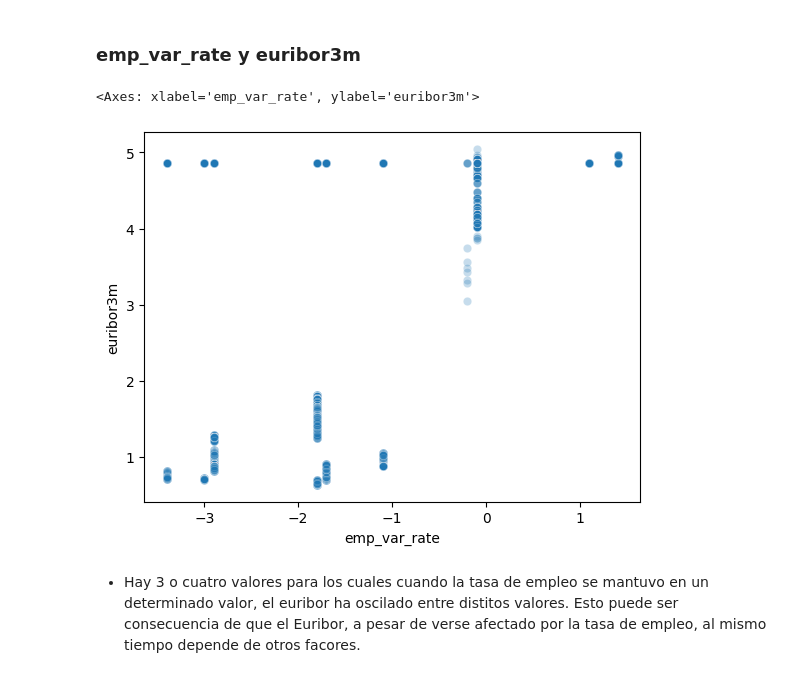
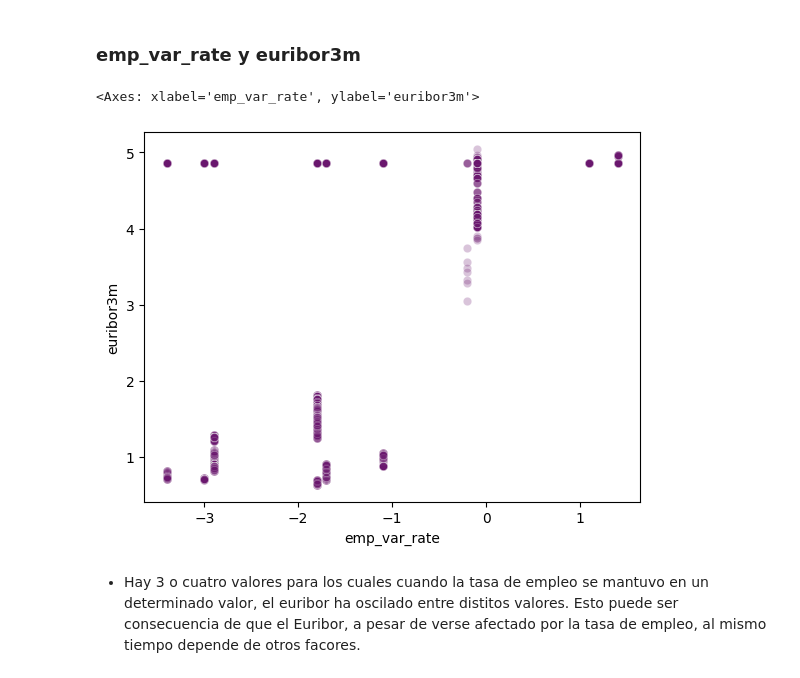
Before and after one commit to Vic-tor123/PROYECTO_MARKETING_EDA_PYTHON, a Jupyter notebook: notebooks/05.Analisis.ipynb, the cells around one changed output. Drawn from its saved outputs; the diff is of its cells as text; code cells hidden in the pictures.

```diff
--- a/notebooks/05.Analisis.ipynb
+++ b/notebooks/05.Analisis.ipynb
@@ -223,10 +223,10 @@ sns.scatterplot(x = "emp_var_rate", y="nr_employed", data = df_no_nulos, alpha =
 # %% [markdown]
 ### emp_var_rate y euribor3m
 # %%
-sns.scatterplot(x = "emp_var_rate", y="euribor3m", data = df_no_nulos, alpha = 0.25)
+sns.scatterplot(x = "emp_var_rate", y="euribor3m", data = df_no_nulos, alpha = 0.25,color="#6A176E")
 # %% [output]
 <Axes: xlabel='emp_var_rate', ylabel='euribor3m'>
-[figure, old version]
+[figure, new version]
 # %% [markdown]
 * Hay 3 o cuatro valores para los cuales cuando la tasa de empleo se mantuvo en un determinado valor, el euribor ha oscilado entre distitos valores. Esto puede ser consecuencia de que el Euribor, a pesar de verse afectado por la tasa de empleo, al mismo tiempo depende de otros facores.
 # %% [markdown]
```
Also changed, not shown: parts of 8 cells of this notebook, 1 other file.
